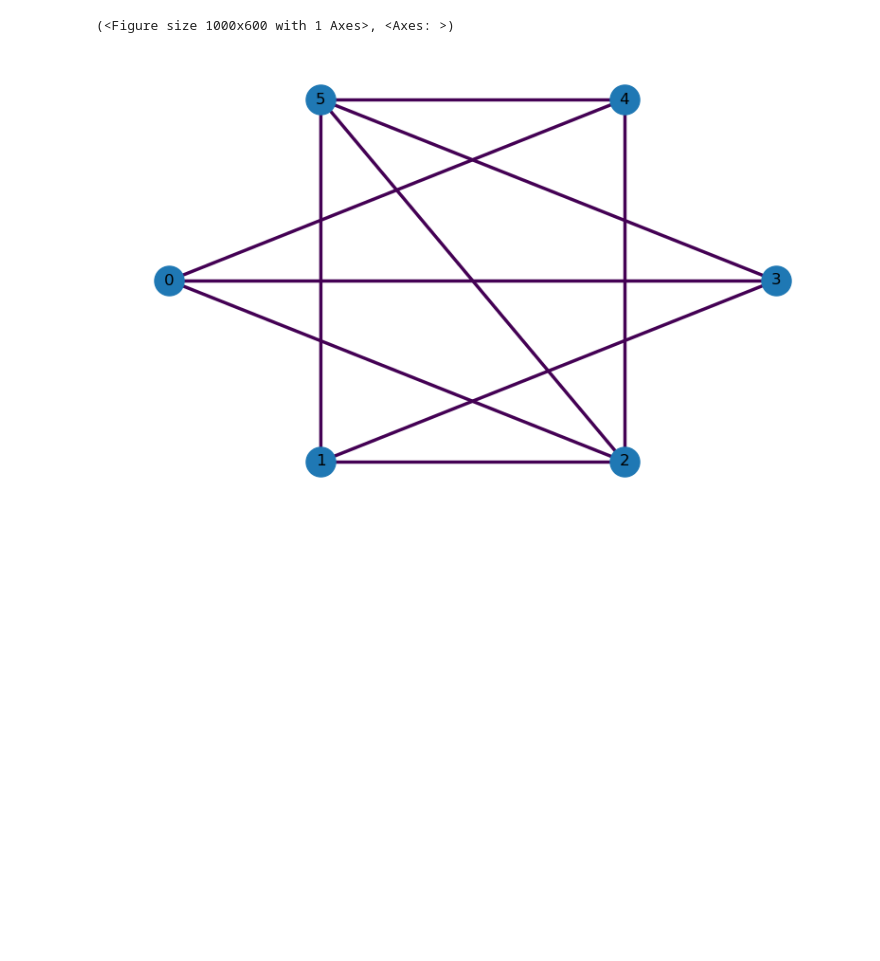
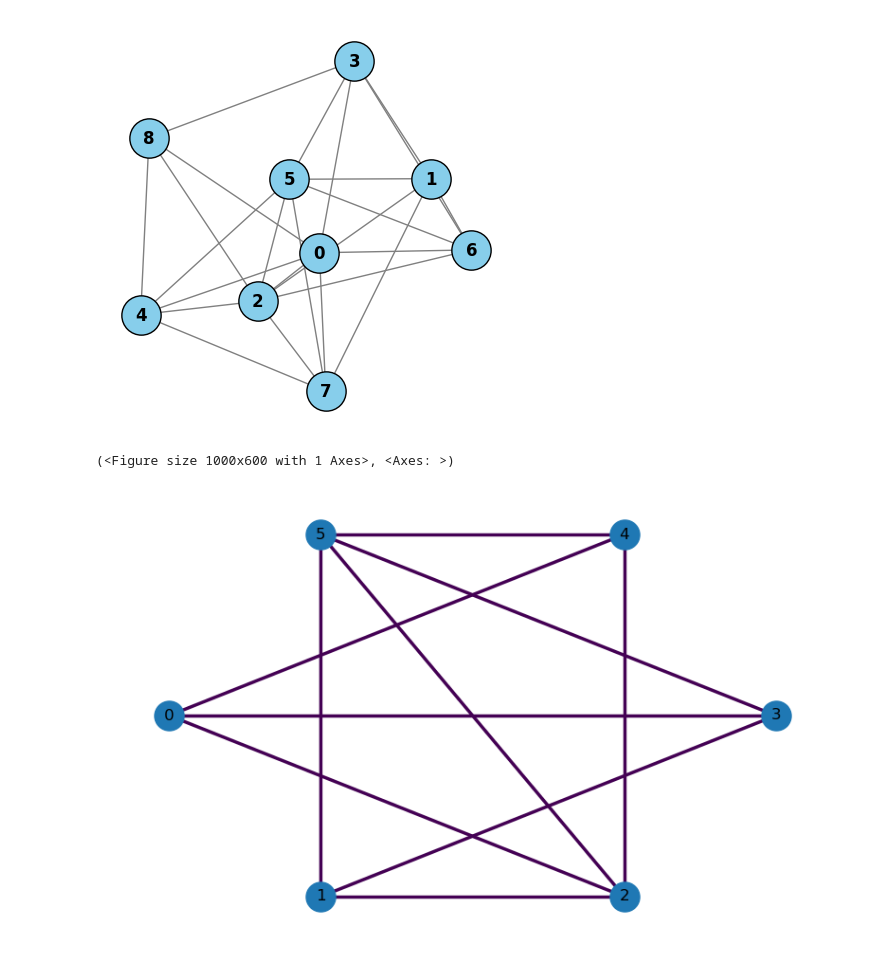
Before and after one commit to gzquse/DEAL_QUBO, a Jupyter notebook: explore/OpenQAOA_workflow.ipynb, the cells around one changed output. Drawn from its saved outputs; the diff is of its cells as text; code cells hidden in the pictures; blank space fills up the shorter version.

```diff
--- a/explore/OpenQAOA_workflow.ipynb
+++ b/explore/OpenQAOA_workflow.ipynb
@@ -13,6 +13,31 @@ from openqaoa import QAOA
 
 #import method to specify the device
 from openqaoa.backends import create_device
+# %%
+# Re-import necessary libraries due to execution state reset
+import networkx as nx
+import matplotlib.pyplot as plt
+
+# Define graph parameters
+nodes = 9
+edge_probability = 0.6
+
+# Generate random graph
+g = nx.generators.fast_gnp_random_graph(n=nodes, p=edge_probability, seed=42)
+
+# Improve graph aesthetics
+plt.figure(figsize=(4, 4))  # Set figure size
+pos = nx.spring_layout(g, seed=42)  # Use spring layout for better spacing
+nx.draw(
+    g, pos, with_labels=True, node_color="skyblue", edge_color="gray",
+    node_size=800, font_size=12, font_weight="bold", linewidths=1, edgecolors="black"
+)
+
+# Display the improved graph
+# plt.title("Improved Random Graph Visualization")
+plt.show()
+# %% [output]
+[figure, added]
 # %%
 nodes = 6
 edge_probability = 0.6
```
Also changed, not shown: 2 other files.
